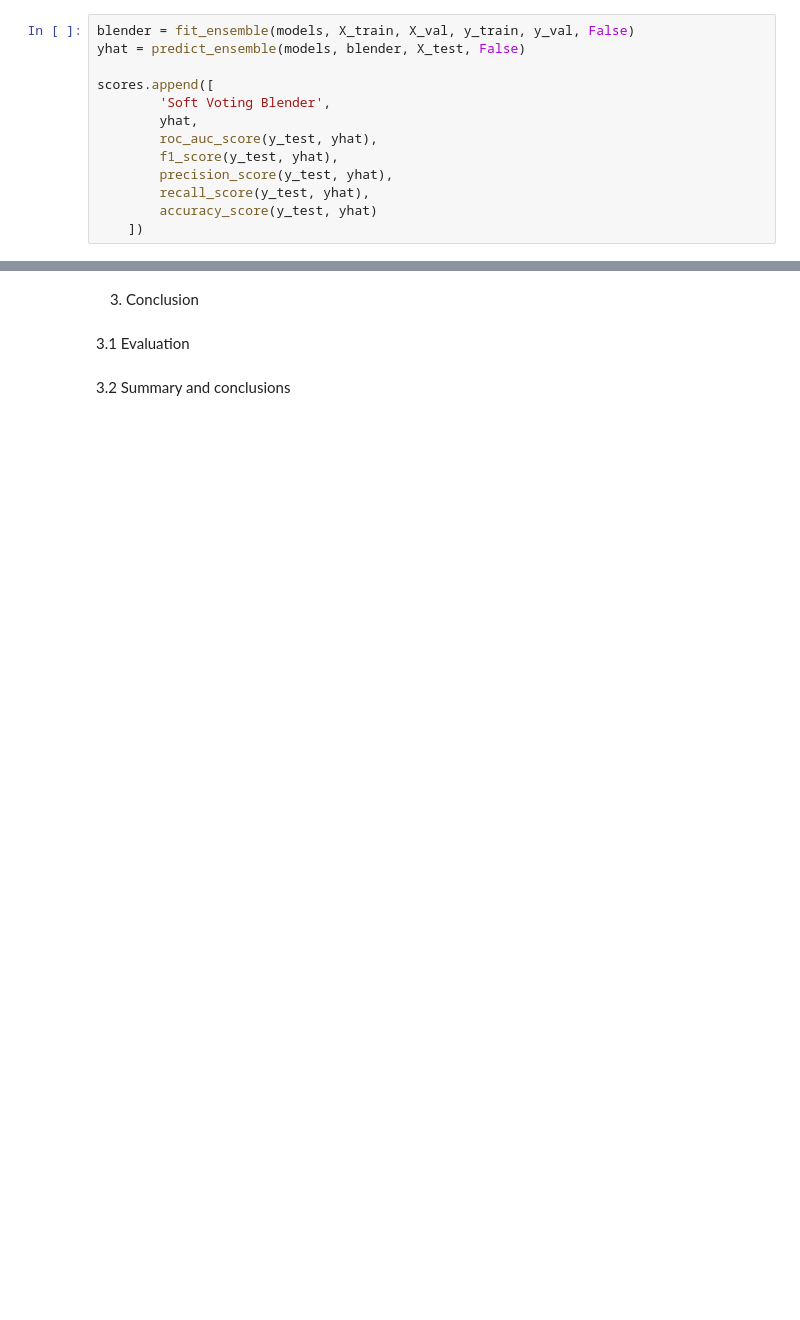
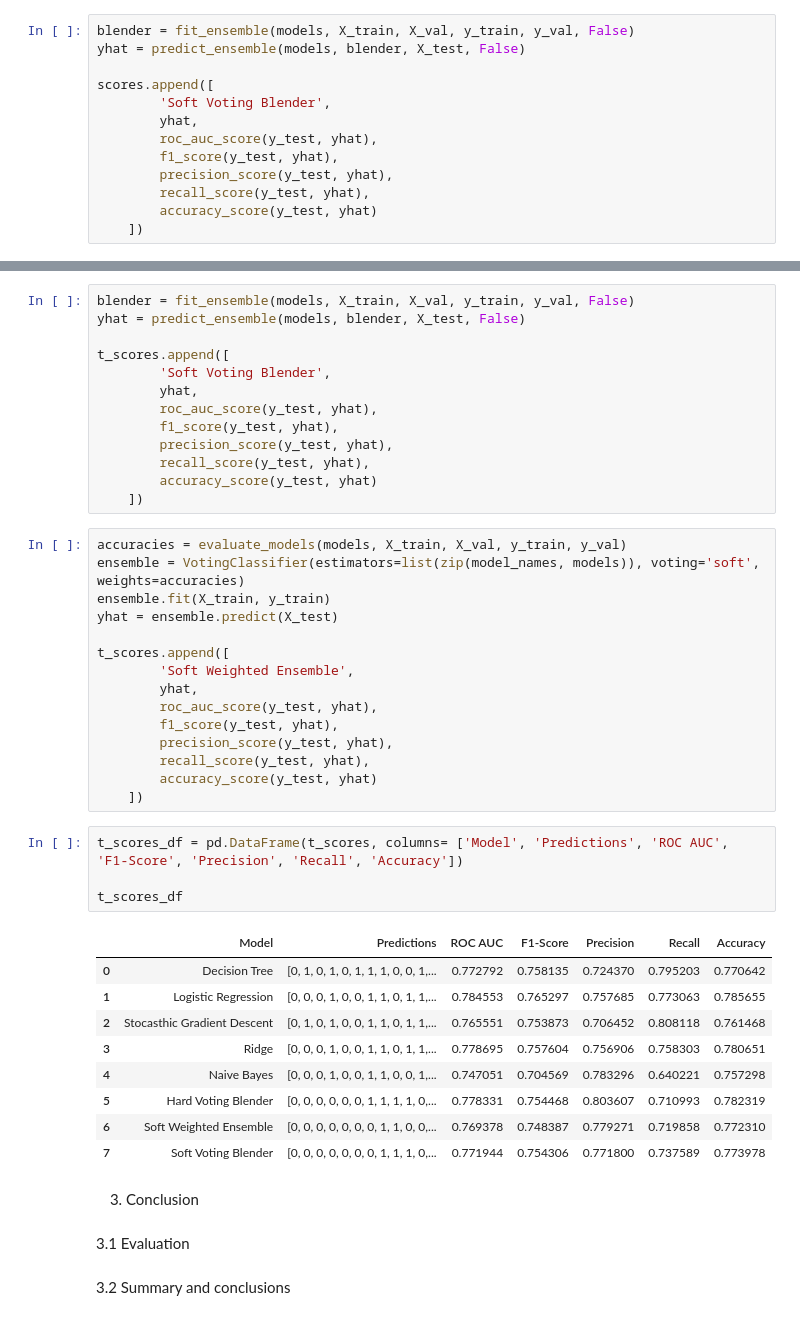
Before and after one commit to Mattia26/Coursework1_DMS140, a Jupyter notebook: Untitled.ipynb, the cells around one changed output, grey strips where cells are left out. Drawn from its saved outputs; the diff is of its cells as text; blank space fills up the shorter version.

```diff
--- a/Untitled.ipynb
+++ b/Untitled.ipynb
@@ -397,3 +681,45 @@ scores_df
+# %%
+blender = fit_ensemble(models, X_train, X_val, y_train, y_val, False)
+yhat = predict_ensemble(models, blender, X_test, False)
+
+t_scores.append([
+        'Soft Voting Blender',
+        yhat,
+        roc_auc_score(y_test, yhat),
+        f1_score(y_test, yhat),
+        precision_score(y_test, yhat),
+        recall_score(y_test, yhat),
+        accuracy_score(y_test, yhat)
+    ])
+# %%
+accuracies = evaluate_models(models, X_train, X_val, y_train, y_val)
+ensemble = VotingClassifier(estimators=list(zip(model_names, models)), voting='soft', weights=accuracies)
+ensemble.fit(X_train, y_train)
+yhat = ensemble.predict(X_test)
+
+t_scores.append([
+        'Soft Weighted Ensemble',
+        yhat,
+        roc_auc_score(y_test, yhat),
+        f1_score(y_test, yhat),
+        precision_score(y_test, yhat),
+        recall_score(y_test, yhat),
+        accuracy_score(y_test, yhat)
+    ])
+# %%
+t_scores_df = pd.DataFrame(t_scores, columns= ['Model', 'Predictions', 'ROC AUC', 'F1-Score', 'Precision', 'Recall', 'Accuracy'])
+
+t_scores_df
+# %% [output]
+|  | Model | Predictions | ROC AUC | F1-Score | Precision | Recall | Accuracy |
+| 0 | Decision Tree | [0, 1, 0, 1, 0, 1, 1, 1, 0, 0, 1,... | 0.772792 | 0.758135 | 0.724370 | 0.795203 | 0.770642 |
+| 1 | Logistic Regression | [0, 0, 0, 1, 0, 0, 1, 1, 0, 1, 1,... | 0.784553 | 0.765297 | 0.757685 | 0.773063 | 0.785655 |
+| 2 | Stocasthic Gradient Descent | [0, 1, 0, 1, 0, 0, 1, 1, 0, 1, 1,... | 0.765551 | 0.753873 | 0.706452 | 0.808118 | 0.761468 |
+| 3 | Ridge | [0, 0, 0, 1, 0, 0, 1, 1, 0, 1, 1,... | 0.778695 | 0.757604 | 0.756906 | 0.758303 | 0.780651 |
+| 4 | Naive Bayes | [0, 0, 0, 1, 0, 0, 1, 1, 0, 0, 1,... | 0.747051 | 0.704569 | 0.783296 | 0.640221 | 0.757298 |
+| 5 | Hard Voting Blender | [0, 0, 0, 0, 0, 0, 1, 1, 1, 1, 0,... | 0.778331 | 0.754468 | 0.803607 | 0.710993 | 0.782319 |
+| 6 | Soft Weighted Ensemble | [0, 0, 0, 0, 0, 0, 0, 1, 1, 0, 0,... | 0.769378 | 0.748387 | 0.779271 | 0.719858 | 0.772310 |
+| 7 | Soft Voting Blender | [0, 0, 0, 0, 0, 0, 0, 1, 1, 1, 0,... | 0.771944 | 0.754306 | 0.771800 | 0.737589 | 0.773978 |
 # %% [markdown]
 3. Conclusion
 # %% [markdown]
```
Also changed, not shown: parts of 40 cells of this notebook.
